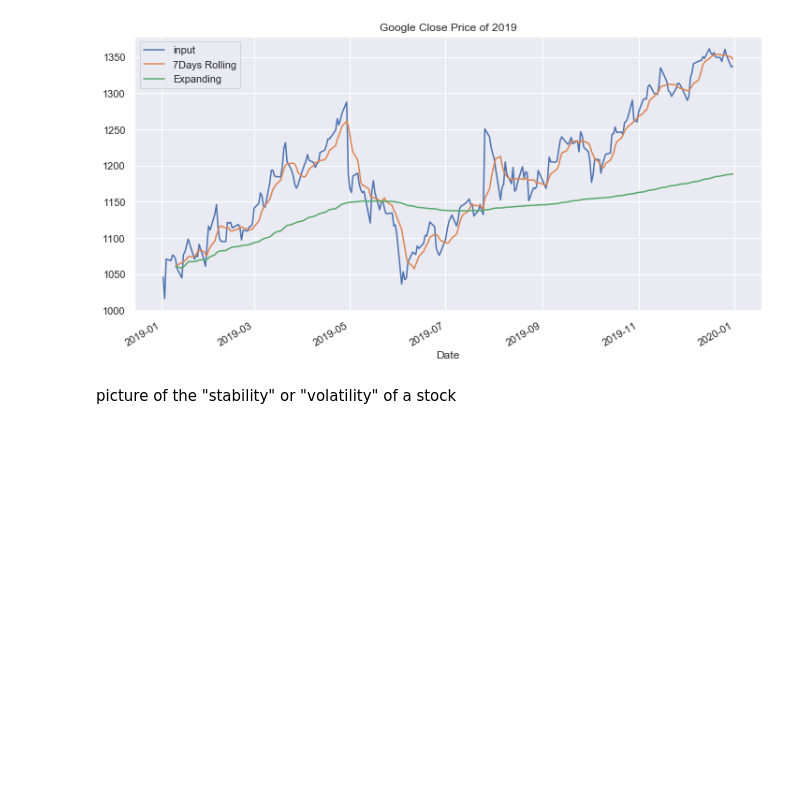
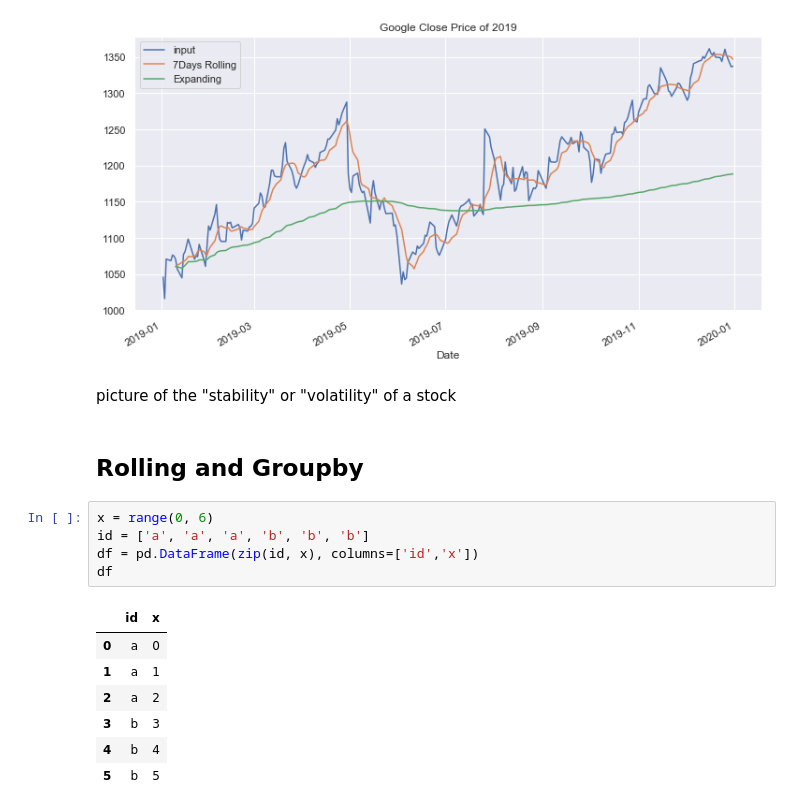
Before and after one commit to xiaomiaoright/TimeSeriesProjects, a Jupyter notebook: TimeSeries_RollingExpanding.ipynb, the cells around one changed output. Cells and saved outputs as stored; diff of their text form; blank space fills up the shorter version.

```diff
--- a/TimeSeries_RollingExpanding.ipynb
+++ b/TimeSeries_RollingExpanding.ipynb
@@ -91,3 +91,18 @@ Text(0.5, 1.0, 'Google Close Price of 2019')
 [figure]
 # %% [markdown]
 picture of the "stability" or "volatility" of a stock
+# %% [markdown]
+## Rolling and Groupby
+# %%
+x = range(0, 6)
+id = ['a', 'a', 'a', 'b', 'b', 'b']
+df = pd.DataFrame(zip(id, x), columns=['id','x'])
+df
+# %% [output]
+|  | id | x |
+| 0 | a | 0 |
+| 1 | a | 1 |
+| 2 | a | 2 |
+| 3 | b | 3 |
+| 4 | b | 4 |
+| 5 | b | 5 |
```
Also changed, not shown: parts of 2 cells of this notebook, 2 other files.
